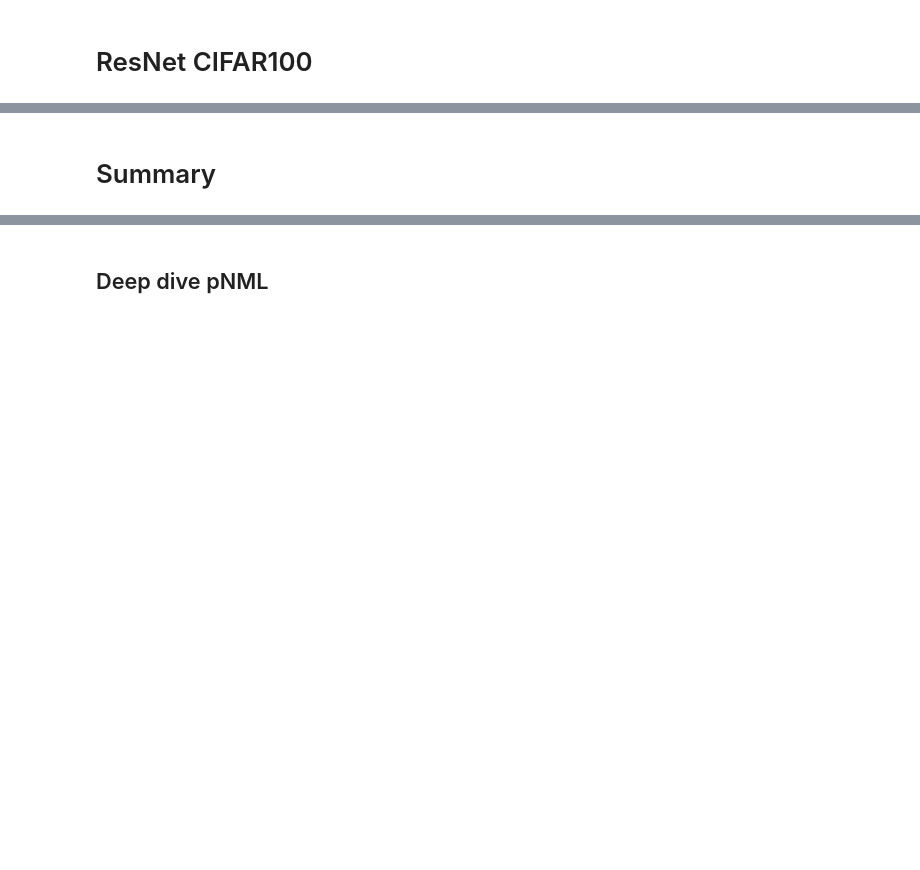
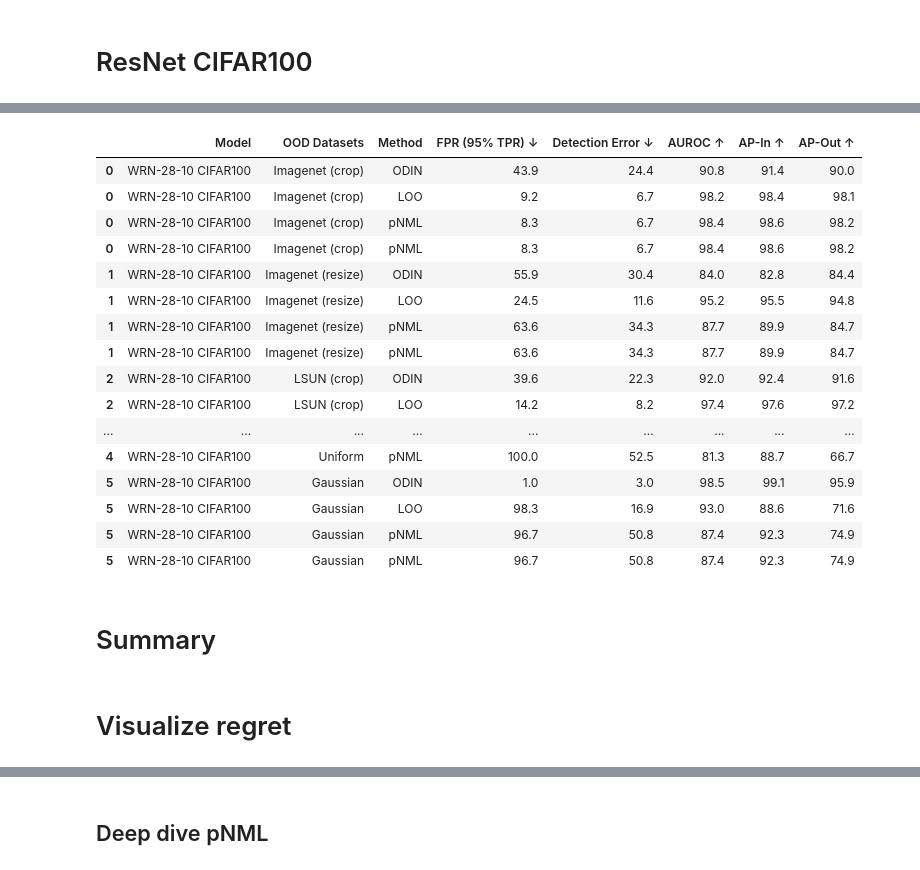
Before and after one commit to kobybibas/pnml_ood_detection, a Jupyter notebook: notebooks/embedding.ipynb, the cells around one changed output, grey strips where cells are left out. Saved outputs shown, nothing was run; the diff lists cells and outputs as text; code cells hidden in the pictures; blank space fills up the shorter version.

```diff
--- a/notebooks/embedding.ipynb
+++ b/notebooks/embedding.ipynb
@@ -300,30 +199,2 @@ result_resnet_cifar10
 # %% [markdown]
 # ResNet CIFAR100
-# %%
-base_dir = osp.join('..', 'output', 'embeddings')
-pnml_datasets_resnet_cifar100 = {
-    'train_labels': 'cifar100_train_labels.npy',
-    'trainset':  'resnet_cifar100_cifar100_train_pnml.npy',
-    'testset': 'resnet_cifar100_cifar100_test_pnml.npy',
-    'Imagenet (crop)': 'resnet_cifar100_Imagenet_test_pnml.npy',
-    'Imagenet (resize)': 'resnet_cifar100_Imagenet_resize_test_pnml.npy',
-    'LSUN (crop)': 'resnet_cifar100_LSUN_test_pnml.npy',
-    'LSUN (resize)': 'resnet_cifar100_LSUN_resize_test_pnml.npy',
-    'iSUN': 'resnet_cifar100_iSUN_test_pnml.npy',
-    'Uniform': 'resnet_cifar100_Uniform_test_pnml.npy',
-    'Gaussian': 'resnet_cifar100_Gaussian_test_pnml.npy'
-}
-
-odin_datasets_resnet_cifar100 = {
-    'testset': 'resnet_cifar100_cifar100_test_odin.npy',
-    'Imagenet (crop)': 'resnet_cifar100_Imagenet_test_odin.npy',
-    'Imagenet (resize)': 'resnet_cifar100_Imagenet_resize_test_odin.npy',
-    'LSUN (crop)': 'resnet_cifar100_LSUN_test_odin.npy',
-    'LSUN (resize)': 'resnet_cifar100_LSUN_resize_test_odin.npy',
-    'iSUN': 'resnet_cifar100_iSUN_test_odin.npy'
-}
-
-pnml_datasets_resnet_cifar100 = {key: osp.join(base_dir, value)
-                         for key, value in pnml_datasets_resnet_cifar100.items()}
-odin_datasets_resnet_cifar100 = {key: osp.join(base_dir, value)
-                         for key, value in odin_datasets_resnet_cifar100.items()}
@@ -356,0 +207,6 @@ result_resnet_cifar100
+# %%
+pnml_df_resnet_cifar100, results_resnet_cifar100_dict = benchmark_pnml(ood_name_benchmark_list,
+                                                                       'WRN-28-10 CIFAR100',
+                                                                       'pNML',
+                                                                       base_dir)
+pnml_df_resnet_cifar100
@@ -357,2 +230,28 @@ result_resnet_cifar100
+# %%
+result_resnet_cifar100 = cat_benchmark_df(odin_df_resnet_cifar100,
+                                          lvo_df_resnet_cifar100,
+                                          pnml_df_resnet_cifar100,
+                                          pnml_df_resnet_cifar100)
+#                                           pnml_5_aug_df_resnet_cifar100)
+
+result_resnet_cifar100
+# %% [output]
+|  | Model | OOD Datasets | Method | FPR (95% TPR) ↓ | Detection Error ↓ | AUROC ↑ | AP-In ↑ | AP-Out ↑ |
+| 0 | WRN-28-10 CIFAR100 | Imagenet (crop) | ODIN | 43.9 | 24.4 | 90.8 | 91.4 | 90.0 |
+| 0 | WRN-28-10 CIFAR100 | Imagenet (crop) | LOO | 9.2 | 6.7 | 98.2 | 98.4 | 98.1 |
+| 0 | WRN-28-10 CIFAR100 | Imagenet (crop) | pNML | 8.3 | 6.7 | 98.4 | 98.6 | 98.2 |
+| 0 | WRN-28-10 CIFAR100 | Imagenet (crop) | pNML | 8.3 | 6.7 | 98.4 | 98.6 | 98.2 |
+| 1 | WRN-28-10 CIFAR100 | Imagenet (resize) | ODIN | 55.9 | 30.4 | 84.0 | 82.8 | 84.4 |
+| 1 | WRN-28-10 CIFAR100 | Imagenet (resize) | LOO | 24.5 | 11.6 | 95.2 | 95.5 | 94.8 |
+| 1 | WRN-28-10 CIFAR100 | Imagenet (resize) | pNML | 63.6 | 34.3 | 87.7 | 89.9 | 84.7 |
+| 1 | WRN-28-10 CIFAR100 | Imagenet (resize) | pNML | 63.6 | 34.3 | 87.7 | 89.9 | 84.7 |
+| 2 | WRN-28-10 CIFAR100 | LSUN (crop) | ODIN | 39.6 | 22.3 | 92.0 | 92.4 | 91.6 |
+| 2 | WRN-28-10 CIFAR100 | LSUN (crop) | LOO | 14.2 | 8.2 | 97.4 | 97.6 | 97.2 |
+| ... | ... | ... | ... | ... | ... | ... | ... | ... |
+| 4 | WRN-28-10 CIFAR100 | Uniform | pNML | 100.0 | 52.5 | 81.3 | 88.7 | 66.7 |
+| 5 | WRN-28-10 CIFAR100 | Gaussian | ODIN | 1.0 | 3.0 | 98.5 | 99.1 | 95.9 |
+| 5 | WRN-28-10 CIFAR100 | Gaussian | LOO | 98.3 | 16.9 | 93.0 | 88.6 | 71.6 |
+| 5 | WRN-28-10 CIFAR100 | Gaussian | pNML | 96.7 | 50.8 | 87.4 | 92.3 | 74.9 |
+| 5 | WRN-28-10 CIFAR100 | Gaussian | pNML | 96.7 | 50.8 | 87.4 | 92.3 | 74.9 |
 # %% [markdown]
 # Summary
@@ -365,0 +277,2 @@ summary_df
+# %% [markdown]
+# Visualize regret
```
Also changed, not shown: parts of 44 cells of this notebook, 16 other files.
